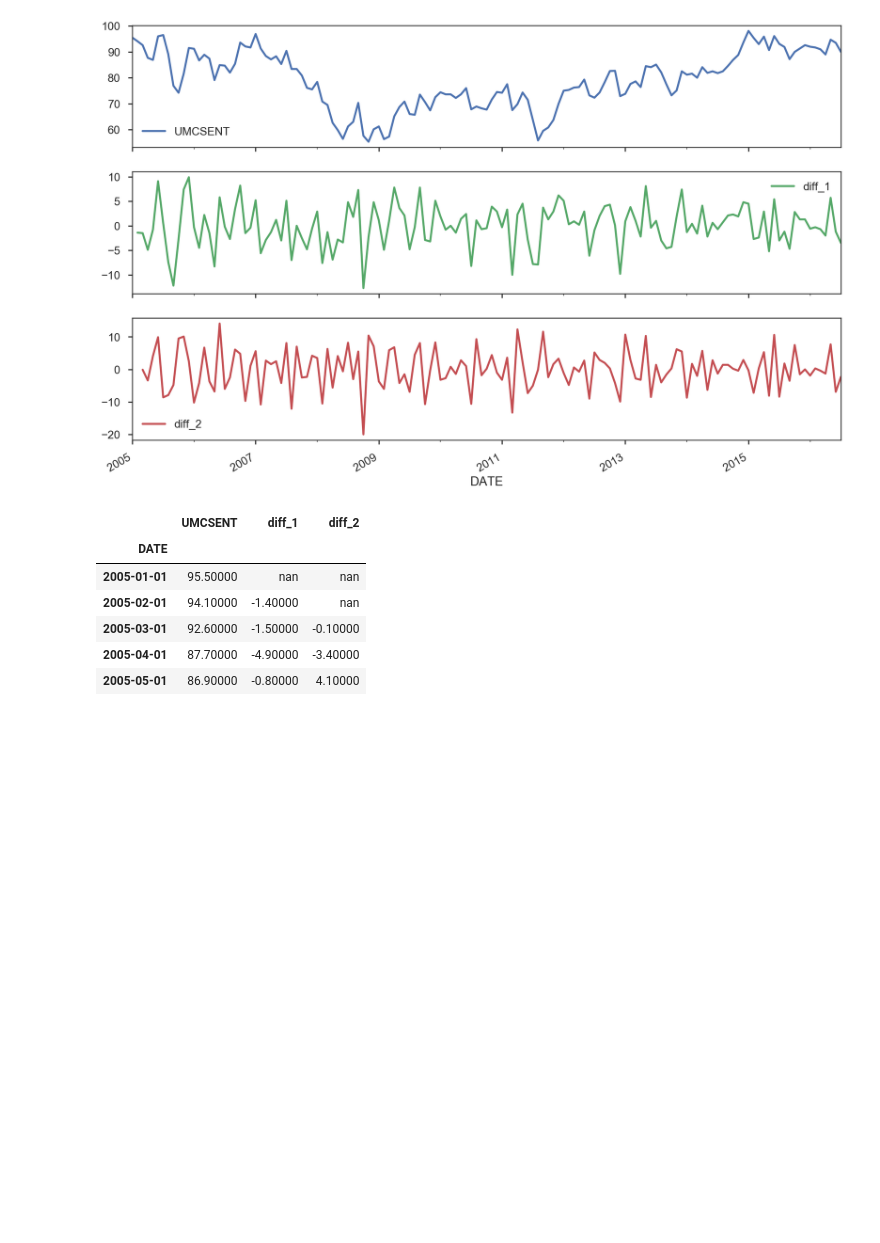
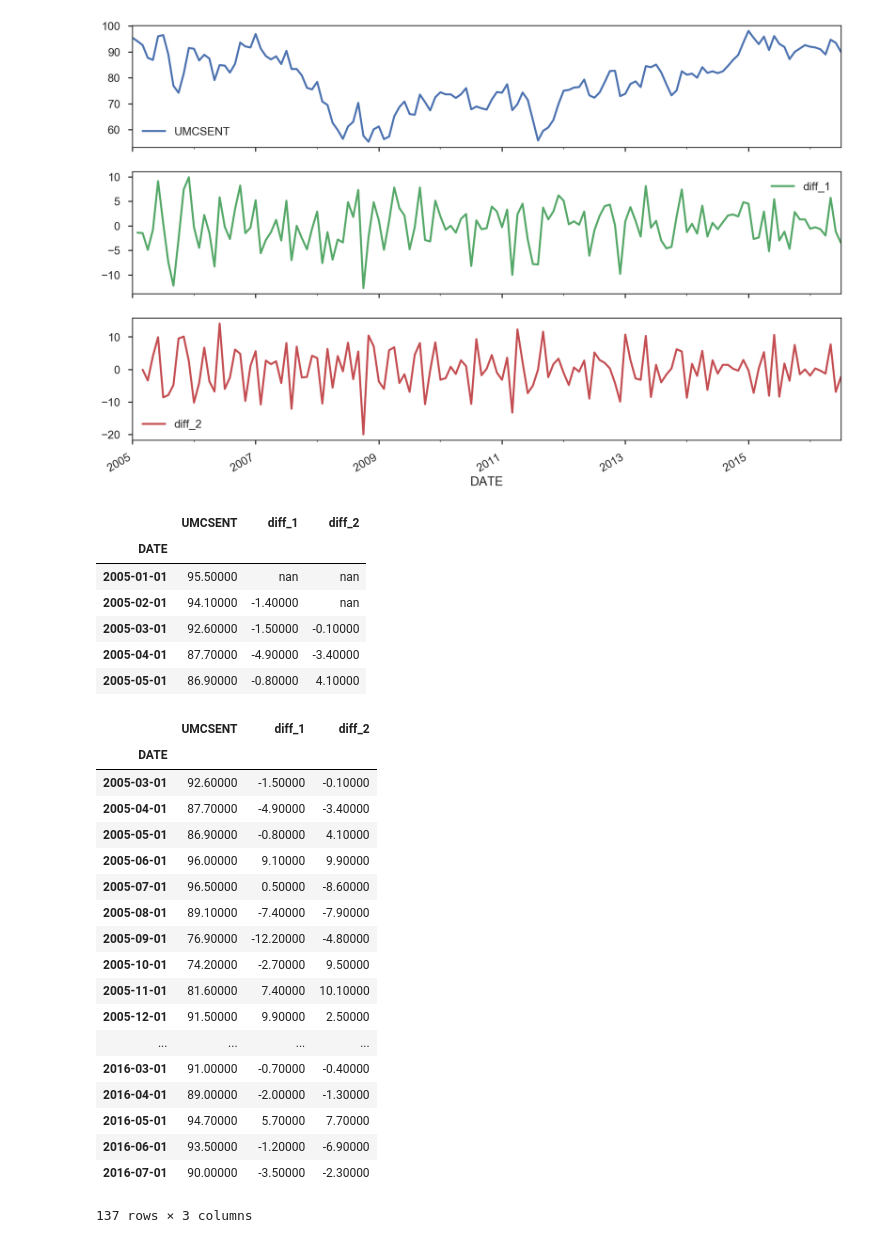
Before and after one commit to lixixi89055465/py_stu, a Jupyter notebook: tangyudi/base/时间序列/Section_2_ARIMA_Models_tutorial_stu.ipynb, the cells around one changed output. Cells and saved outputs as stored; diff of their text form; code cells hidden in the pictures; blank space fills up the shorter version.

```diff
--- a/tangyudi/base/时间序列/Section_2_ARIMA_Models_tutorial_stu.ipynb
+++ b/tangyudi/base/时间序列/Section_2_ARIMA_Models_tutorial_stu.ipynb
@@ -82,0 +104,22 @@ sentiment_short.head()
+# %%
+sentiment_short
+# %% [output]
+|  | UMCSENT | diff_1 | diff_2 |
+| DATE |  |  |  |
+| 2005-03-01 | 92.60000 | -1.50000 | -0.10000 |
+| 2005-04-01 | 87.70000 | -4.90000 | -3.40000 |
+| 2005-05-01 | 86.90000 | -0.80000 | 4.10000 |
+| 2005-06-01 | 96.00000 | 9.10000 | 9.90000 |
+| 2005-07-01 | 96.50000 | 0.50000 | -8.60000 |
+| 2005-08-01 | 89.10000 | -7.40000 | -7.90000 |
+| 2005-09-01 | 76.90000 | -12.20000 | -4.80000 |
+| 2005-10-01 | 74.20000 | -2.70000 | 9.50000 |
+| 2005-11-01 | 81.60000 | 7.40000 | 10.10000 |
+| 2005-12-01 | 91.50000 | 9.90000 | 2.50000 |
+| ... | ... | ... | ... |
+| 2016-03-01 | 91.00000 | -0.70000 | -0.40000 |
+| 2016-04-01 | 89.00000 | -2.00000 | -1.30000 |
+| 2016-05-01 | 94.70000 | 5.70000 | 7.70000 |
+| 2016-06-01 | 93.50000 | -1.20000 | -6.90000 |
+| 2016-07-01 | 90.00000 | -3.50000 | -2.30000 |
+137 rows × 3 columns
```
Also changed, not shown: parts of 13 cells of this notebook, 1 other file.
